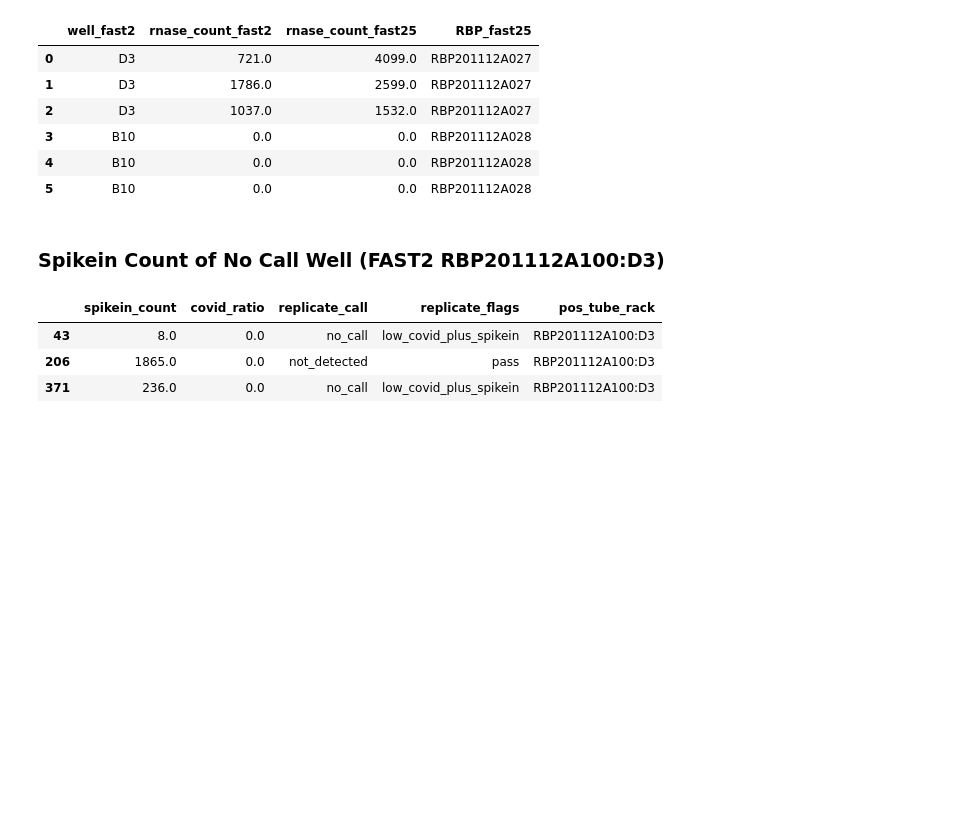
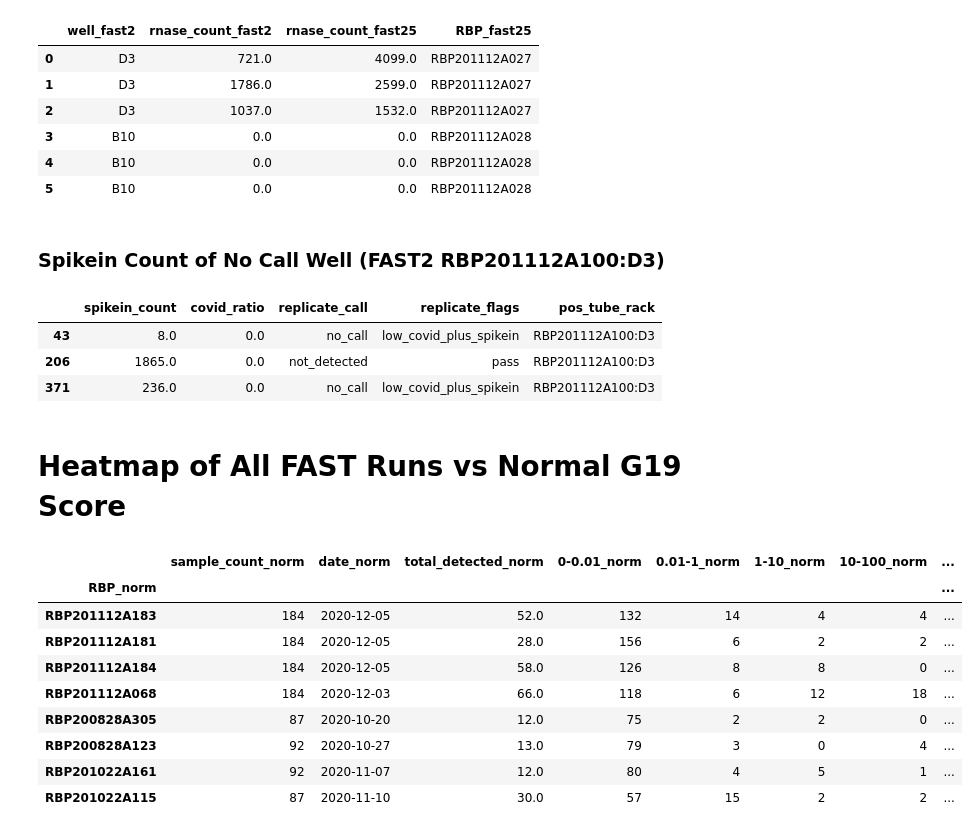
Before and after one commit to gh-bshih/g19_analysis, a Jupyter notebook: 201229_FastConcordanceReproducibility.ipynb, the cells around one changed output. Cells and saved outputs as stored; diff of their text form; code cells hidden in the pictures; blank space fills up the shorter version.

```diff
--- a/201229_FastConcordanceReproducibility.ipynb
+++ b/201229_FastConcordanceReproducibility.ipynb
@@ -363,3 +363,5 @@ singlicate[singlicate['pos_tube_rack'] == 'RBP201112A100:D3'].loc[:,['spikein_co
 | 43 | 8.0 | 0.0 | no_call | low_covid_plus_spikein | RBP201112A100:D3 |
 | 206 | 1865.0 | 0.0 | not_detected | pass | RBP201112A100:D3 |
 | 371 | 236.0 | 0.0 | no_call | low_covid_plus_spikein | RBP201112A100:D3 |
+# %% [markdown]
+# Heatmap of All FAST Runs vs Normal G19 Score
@@ -365,0 +425,21 @@ singlicate[singlicate['pos_tube_rack'] == 'RBP201112A100:D3'].loc[:,['spikein_co
+# %%
+binning_norm = combined.groupby('RBP_norm', sort=False).agg({'sample_count_norm': 'sum',
+                                                             'date_norm': 'max',
+                                                             'total_detected_norm': 'sum',
+                                                             '0-0.01_norm': 'sum',
+                                                             '0.01-1_norm': 'sum',
+                                                             '1-10_norm': 'sum',
+                                                             '10-100_norm': 'sum',
+                                                             '>100_norm': 'sum'})
+binning_norm
+# %% [output]
+|  | sample_count_norm | date_norm | total_detected_norm | 0-0.01_norm | 0.01-1_norm | 1-10_norm | 10-100_norm | ... |
+| RBP_norm |  |  |  |  |  |  |  | ... |
+| RBP201112A183 | 184 | 2020-12-05 | 52.0 | 132 | 14 | 4 | 4 | ... |
+| RBP201112A181 | 184 | 2020-12-05 | 28.0 | 156 | 6 | 2 | 2 | ... |
+| RBP201112A184 | 184 | 2020-12-05 | 58.0 | 126 | 8 | 8 | 0 | ... |
+| RBP201112A068 | 184 | 2020-12-03 | 66.0 | 118 | 6 | 12 | 18 | ... |
+| RBP200828A305 | 87 | 2020-10-20 | 12.0 | 75 | 2 | 2 | 0 | ... |
+| RBP200828A123 | 92 | 2020-10-27 | 13.0 | 79 | 3 | 0 | 4 | ... |
+| RBP201022A161 | 92 | 2020-11-07 | 12.0 | 80 | 4 | 5 | 1 | ... |
+| RBP201022A115 | 87 | 2020-11-10 | 30.0 | 57 | 15 | 2 | 2 | ... |
```
Also changed, not shown: parts of 6 cells of this notebook.
